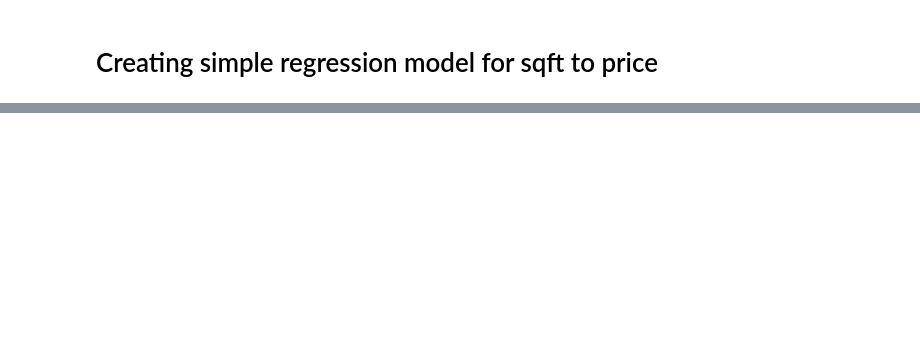
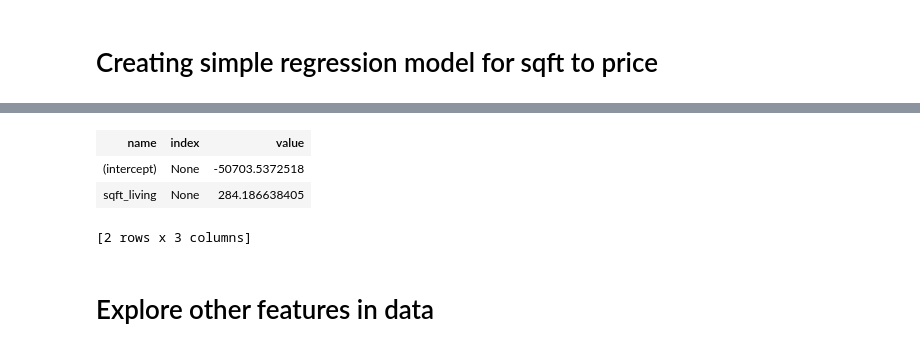
Before and after one commit to IsmaelEzequiel/Machine-Learning---Coursera, a Jupyter notebook: Lesson2/Using GraphLab.ipynb, the cells around one changed output, grey strips where cells are left out. Saved outputs shown, nothing was run; the diff lists cells and outputs as text; code cells hidden in the pictures; blank space fills up the shorter version.

```diff
--- a/Lesson2/Using GraphLab.ipynb
+++ b/Lesson2/Using GraphLab.ipynb
@@ -38,0 +66,9 @@ PROGRESS: +-----------+----------+--------------+--------------------+----------
+# %%
+sqft_model.get('coefficients')
+# %% [output]
+| name | index | value |
+| (intercept) | None | -50703.5372518 |
+| sqft_living | None | 284.186638405 |
+[2 rows x 3 columns]
+# %% [markdown]
+# Explore other features in data
```
Also changed, not shown: parts of 12 cells of this notebook, 1 other file.
